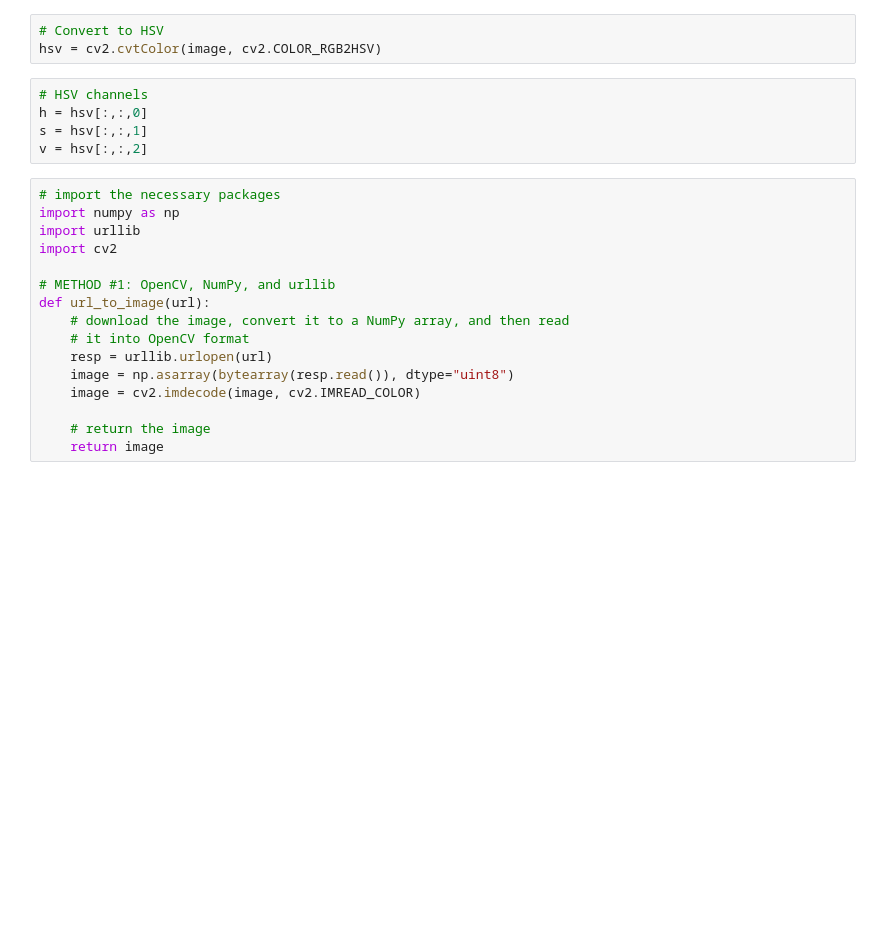
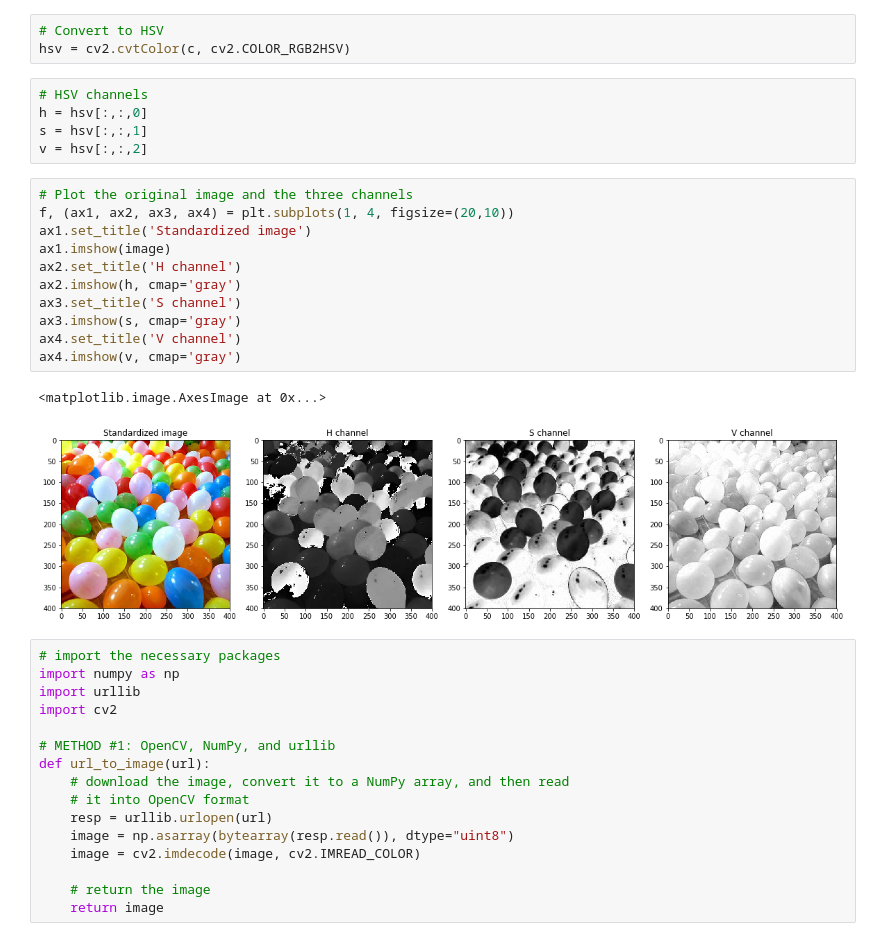
Before and after one commit to sethbunke/MachineLearningAlgorithmsFromScratch, a Jupyter notebook: TestOpenCV1.ipynb, the cells around one changed output. Saved outputs shown, nothing was run; the diff lists cells and outputs as text; blank space fills up the shorter version.

```diff
--- a/TestOpenCV1.ipynb
+++ b/TestOpenCV1.ipynb
@@ -16,12 +16,26 @@ plt.imshow(image)
 [figure]
 # %%
 # Convert to HSV
-hsv = cv2.cvtColor(image, cv2.COLOR_RGB2HSV)
+hsv = cv2.cvtColor(c, cv2.COLOR_RGB2HSV)
 # %%
 # HSV channels
 h = hsv[:,:,0]
 s = hsv[:,:,1]
 v = hsv[:,:,2]
+# %%
+# Plot the original image and the three channels
+f, (ax1, ax2, ax3, ax4) = plt.subplots(1, 4, figsize=(20,10))
+ax1.set_title('Standardized image')
+ax1.imshow(image)
+ax2.set_title('H channel')
+ax2.imshow(h, cmap='gray')
+ax3.set_title('S channel')
+ax3.imshow(s, cmap='gray')
+ax4.set_title('V channel')
+ax4.imshow(v, cmap='gray')
+# %% [output]
+<matplotlib.image.AxesImage at 0x...>
+[figure, added]
 # %%
 # import the necessary packages
 import numpy as np
```
